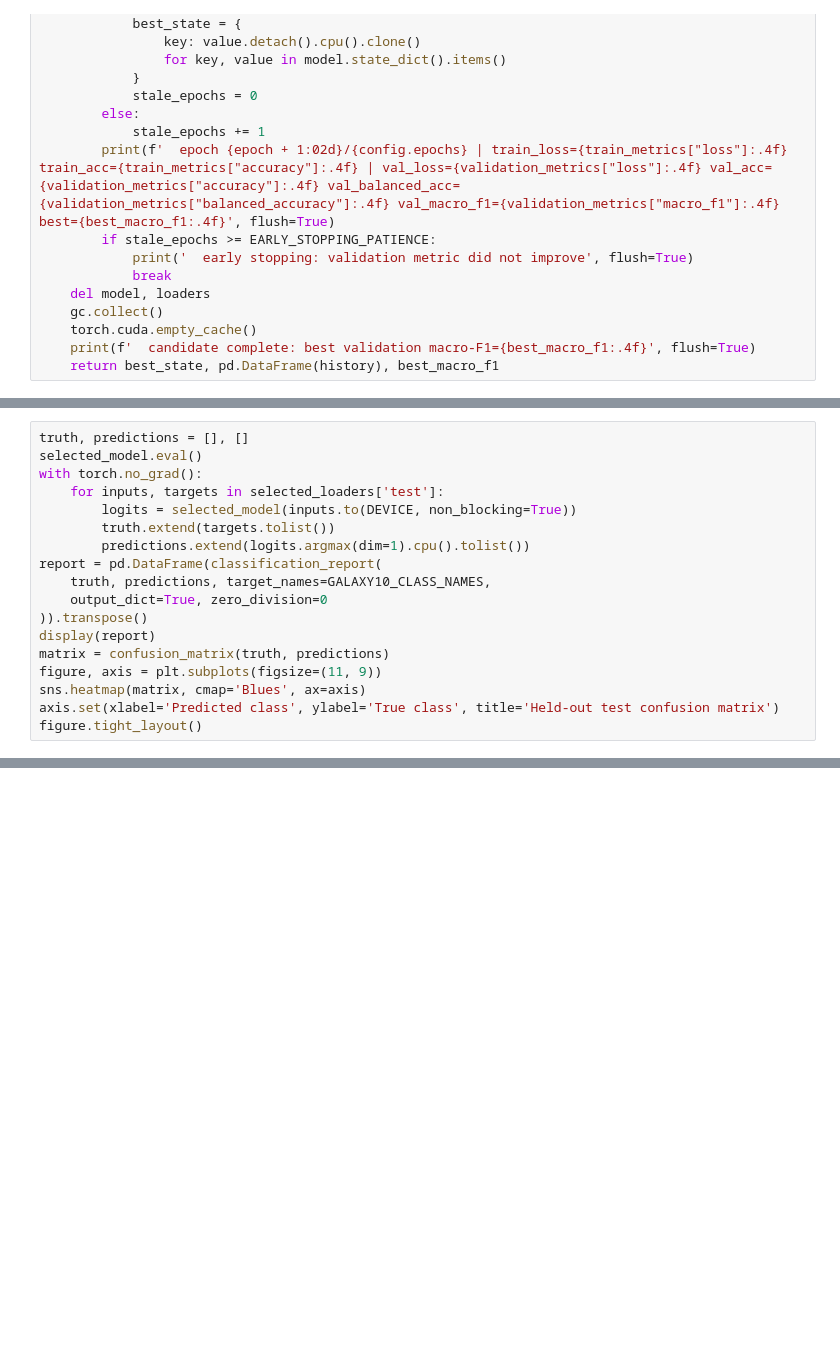
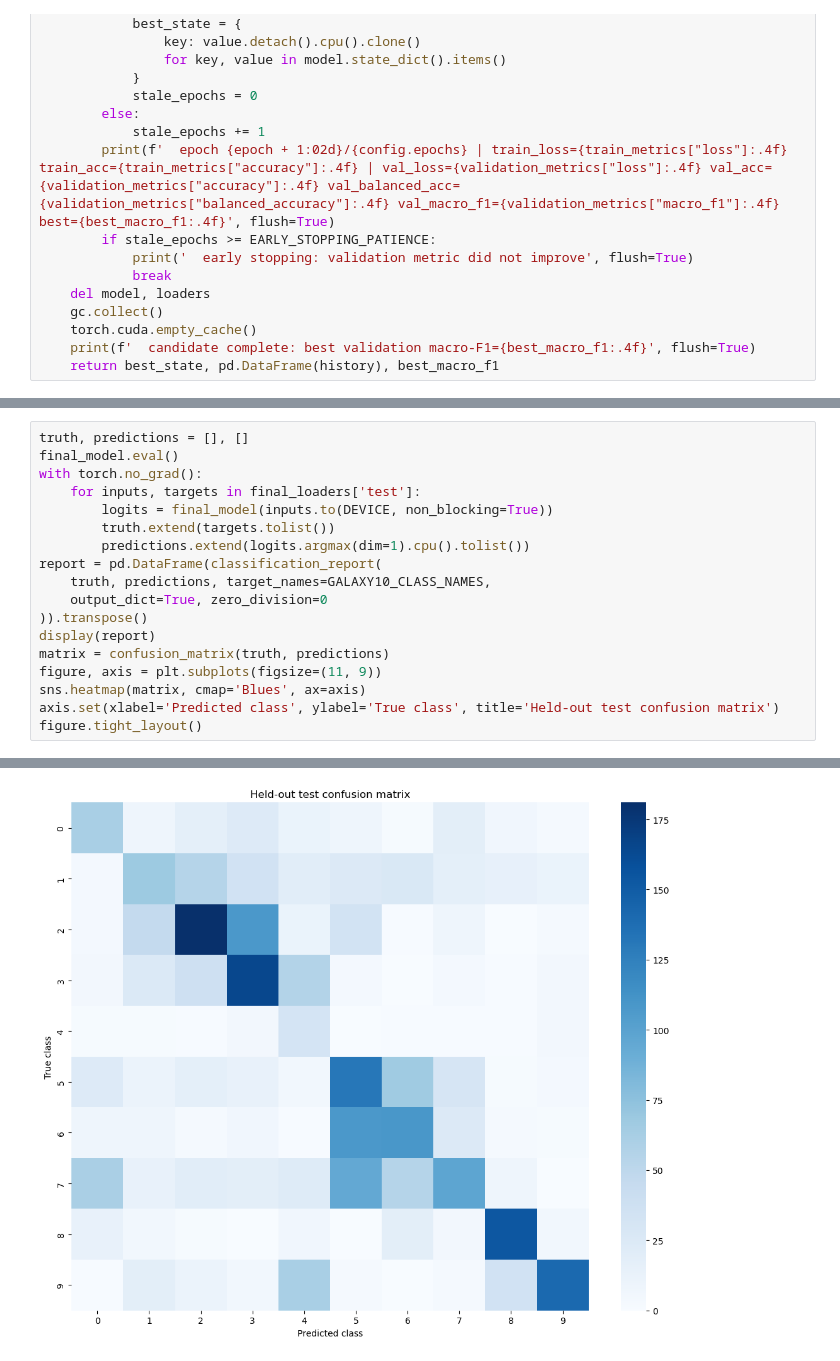
Before and after one commit to GamalerioJoaquin/Morphological-Classification-of-Galaxies, a Jupyter notebook: notebooks/05-galaxy10-pytorch-training.ipynb, the cells around one changed output, grey strips where cells are left out. Cells and saved outputs as stored; diff of their text form; blank space fills up the shorter version.

Commit message:
Add final validation-selected Galaxy10 training

```diff
--- a/notebooks/05-galaxy10-pytorch-training.ipynb
+++ b/notebooks/05-galaxy10-pytorch-training.ipynb
@@ -139,9 +201,9 @@ test_metrics
 # %%
 truth, predictions = [], []
-selected_model.eval()
+final_model.eval()
 with torch.no_grad():
-    for inputs, targets in selected_loaders['test']:
-        logits = selected_model(inputs.to(DEVICE, non_blocking=True))
+    for inputs, targets in final_loaders['test']:
+        logits = final_model(inputs.to(DEVICE, non_blocking=True))
         truth.extend(targets.tolist())
         predictions.extend(logits.argmax(dim=1).cpu().tolist())
 report = pd.DataFrame(classification_report(
@@ -154,3 +216,4 @@ figure, axis = plt.subplots(figsize=(11, 9))
 sns.heatmap(matrix, cmap='Blues', ax=axis)
 axis.set(xlabel='Predicted class', ylabel='True class', title='Held-out test confusion matrix')
 figure.tight_layout()
+# %% [output]
@@ -156,0 +234 @@ figure.tight_layout()
+[figure, added]
```
Also changed, not shown: parts of 5 cells of this notebook.
